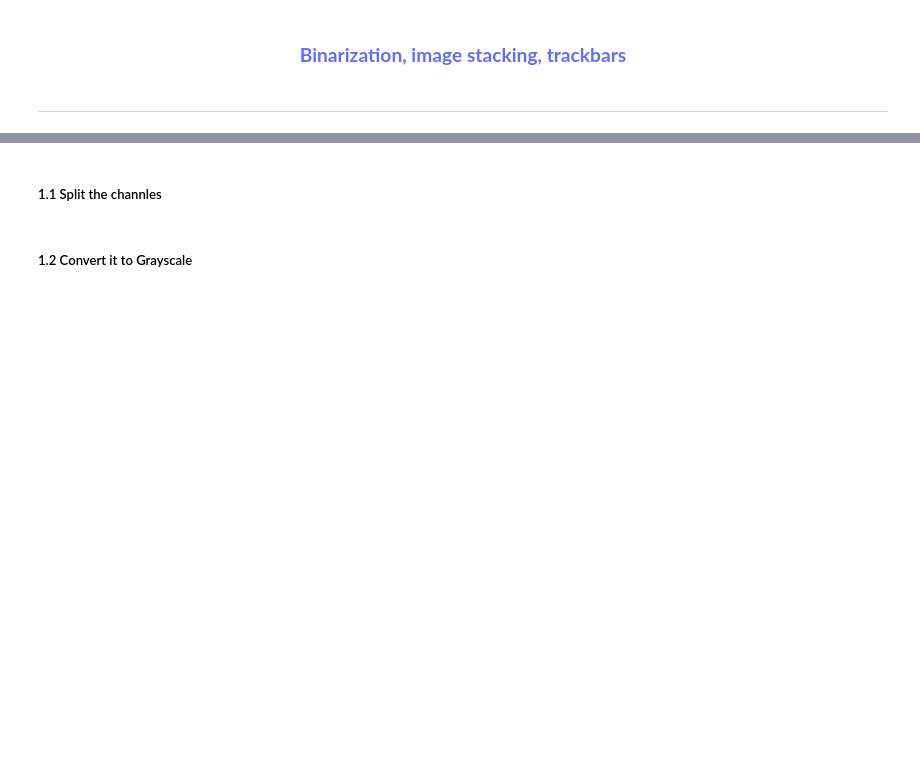
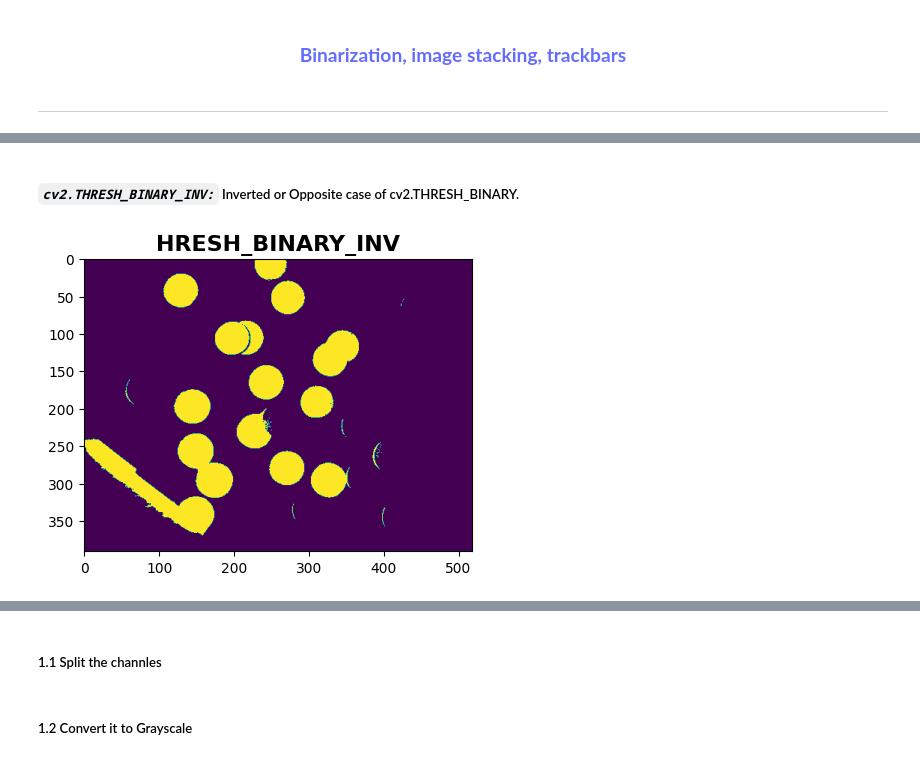
Before and after one commit to ZiaUrRehman-bit/Computer-Vision-Course, a Jupyter notebook: Lab 03/Lab03ComputerVision.ipynb, the cells around one changed output, grey strips where cells are left out. Drawn from its saved outputs; the diff is of its cells as text; code cells hidden in the pictures; blank space fills up the shorter version.

```diff
--- a/Lab 03/Lab03ComputerVision.ipynb
+++ b/Lab 03/Lab03ComputerVision.ipynb
@@ -15,0 +85,16 @@ img = cv2.imread(path+"\\coloredChips.png")  # took path and name of image as an
+# %% [markdown]
+##### *`cv2.THRESH_BINARY_INV:`* Inverted or Opposite case of cv2.THRESH_BINARY.
+# %%
+lb = 120
+ub = 200
+ret, thresh2 = cv2.threshold(imgGray, lb, ub, cv2.THRESH_BINARY_INV)
+
+plt.figure(figsize=(5,5))
+plt.imshow(thresh2)
+plt.title("HRESH_BINARY_INV", fontsize = 16, fontweight = 'bold')
+
+cv2.imshow("HRESH_BINARY_INV", thresh2)
+cv2.waitKey(0)
+cv2.destroyAllWindows()
+# %% [output]
+[figure, added]
```
Also changed, not shown: parts of 28 cells of this notebook.
